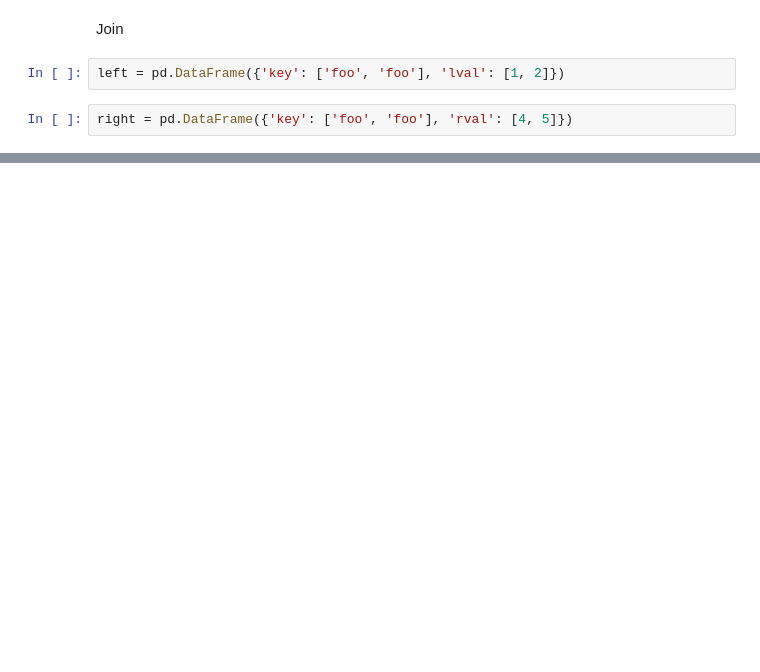
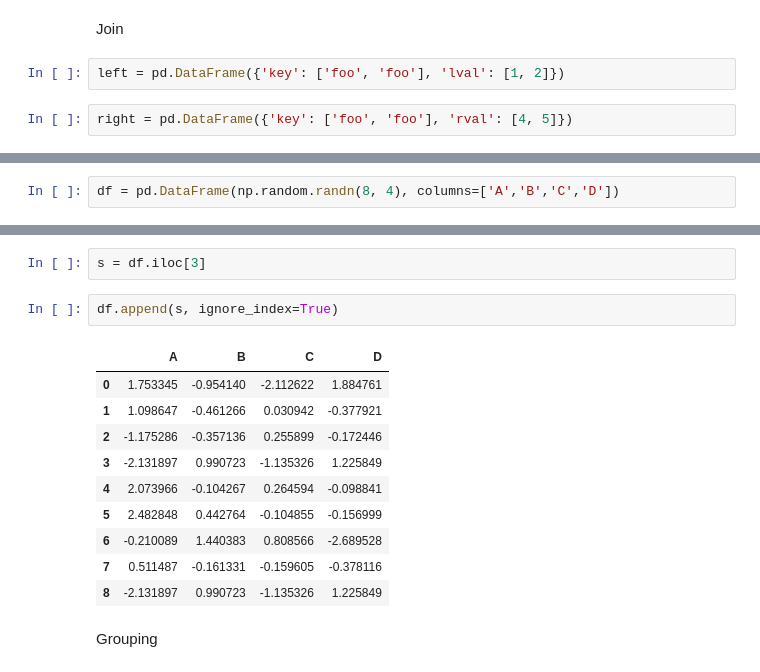
Before and after one commit to caiquemiranda/studies-pandas-II, a Jupyter notebook: min.ipynb, the cells around one changed output, grey strips where cells are left out. Cells and saved outputs as stored; diff of their text form; blank space fills up the shorter version.

Commit message:
Grouping

```diff
--- a/min.ipynb
+++ b/min.ipynb
@@ -225,0 +551,2 @@ pd.merge(left, right, on='key')
+# %%
+df = pd.DataFrame(np.random.randn(8, 4), columns=['A','B','C','D'])
@@ -225,0 +565,17 @@ pd.merge(left, right, on='key')
+# %%
+s = df.iloc[3]
+# %%
+df.append(s, ignore_index=True)
+# %% [output]
+|  | A | B | C | D |
+| 0 | 1.753345 | -0.954140 | -2.112622 | 1.884761 |
+| 1 | 1.098647 | -0.461266 | 0.030942 | -0.377921 |
+| 2 | -1.175286 | -0.357136 | 0.255899 | -0.172446 |
+| 3 | -2.131897 | 0.990723 | -1.135326 | 1.225849 |
+| 4 | 2.073966 | -0.104267 | 0.264594 | -0.098841 |
+| 5 | 2.482848 | 0.442764 | -0.104855 | -0.156999 |
+| 6 | -0.210089 | 1.440383 | 0.808566 | -2.689528 |
+| 7 | 0.511487 | -0.161331 | -0.159605 | -0.378116 |
+| 8 | -2.131897 | 0.990723 | -1.135326 | 1.225849 |
+# %% [markdown]
+Grouping
```
Also changed, not shown: parts of 53 cells of this notebook.
